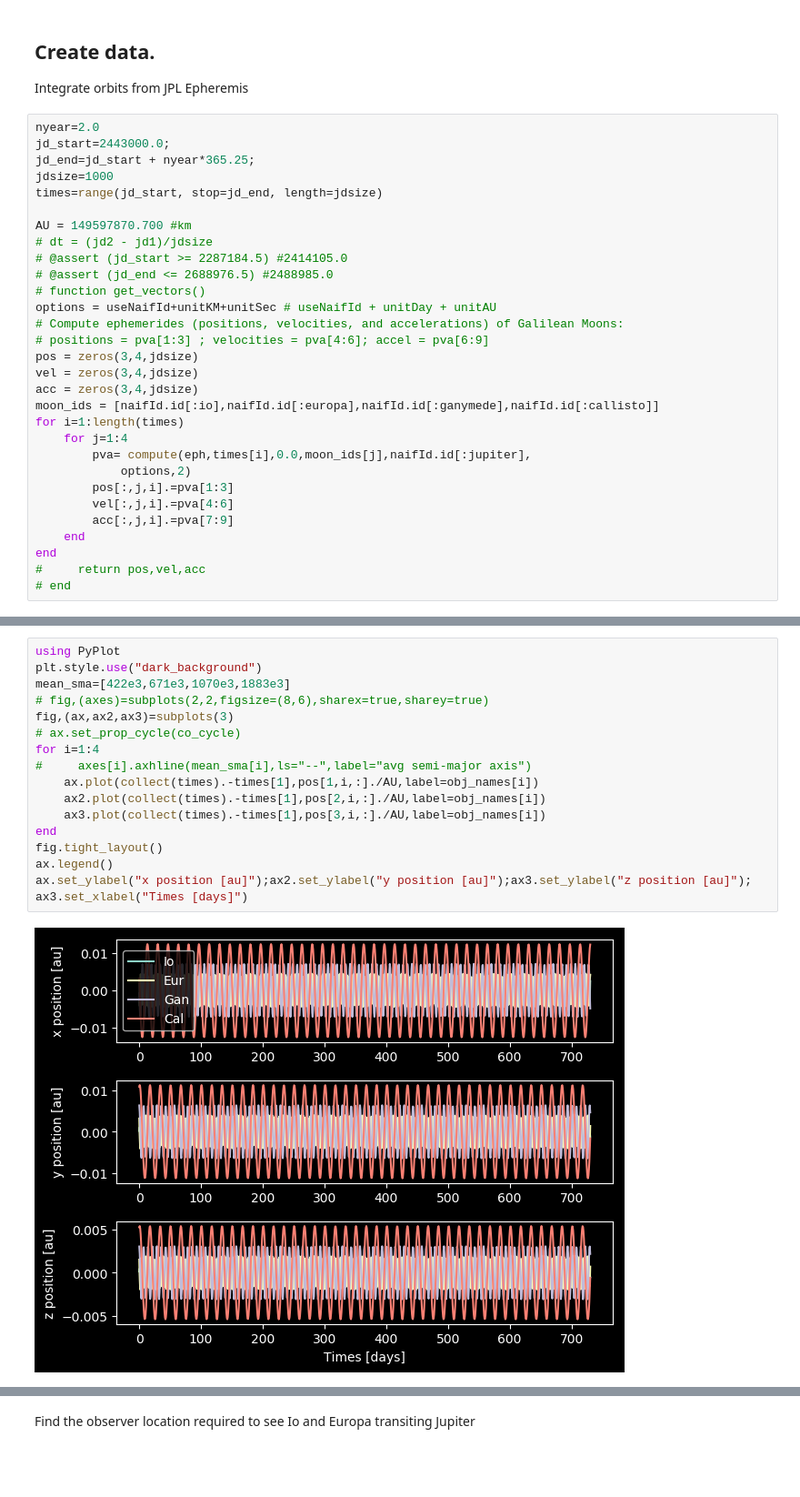
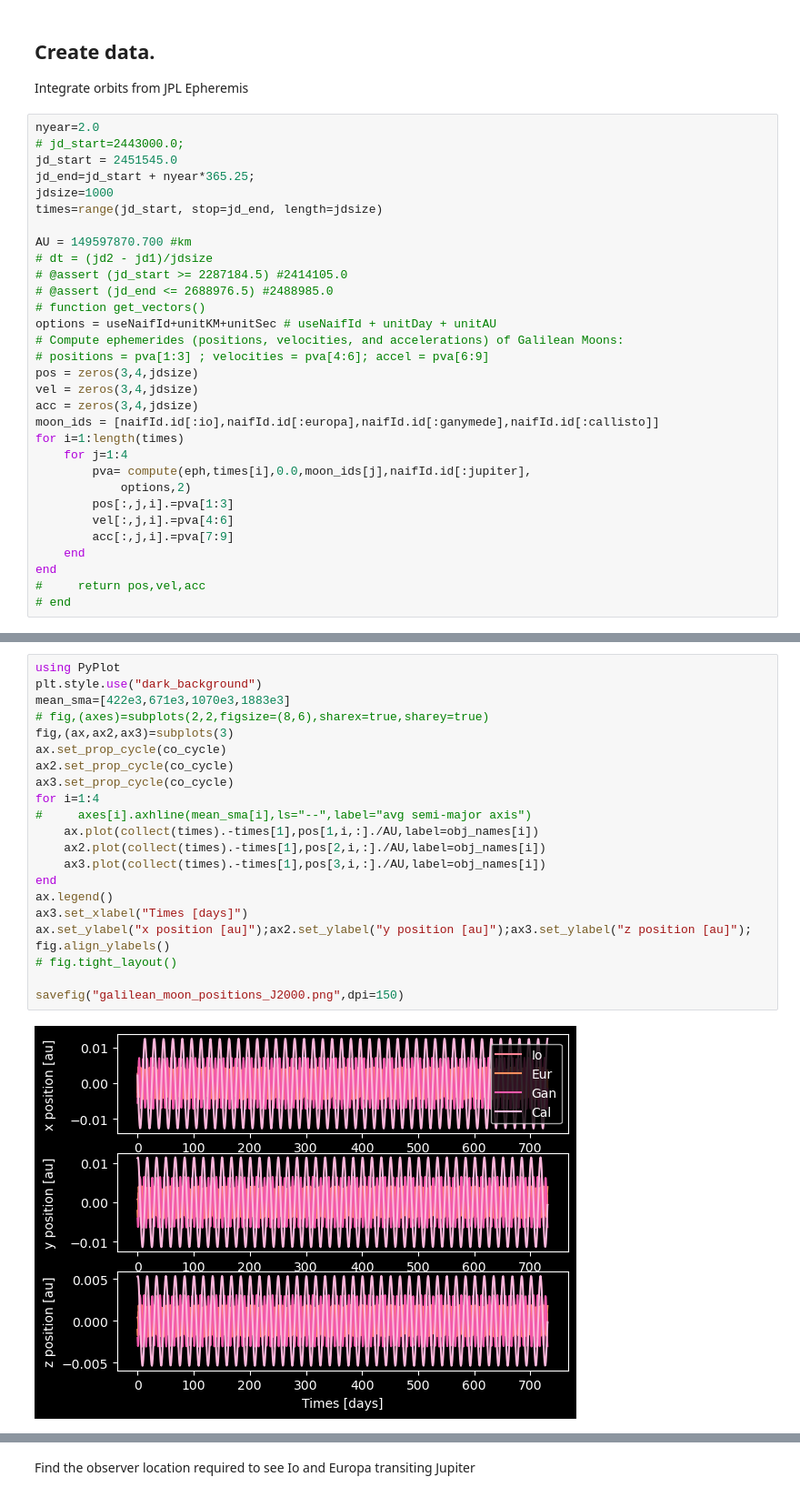
Before and after one commit to bmlindor/galileo, a Jupyter notebook: ProgessfromAugust.ipynb, the cells around one changed output, grey strips where cells are left out. Shown at 91% size. Drawn from its saved outputs; the diff is of its cells as text; blank space fills up the shorter version.

```diff
--- a/ProgessfromAugust.ipynb
+++ b/ProgessfromAugust.ipynb
@@ -26,7 +16,8 @@ calc_obs_loc (generic function with 1 method)
 Integrate orbits from JPL Epheremis
 # %%
 nyear=2.0
-jd_start=2443000.0;
+# jd_start=2443000.0;
+jd_start = 2451545.0
 jd_end=jd_start + nyear*365.25;
 jdsize=1000
 times=range(jd_start, stop=jd_end, length=jdsize)
@@ -68,19 +60,24 @@ co_cycle=plt.cycler("color",["#FD8595","#FF8D5D","#F358AA","#FCB7DB"])
 # %%
 using PyPlot
 plt.style.use("dark_background")
 mean_sma=[422e3,671e3,1070e3,1883e3]
 # fig,(axes)=subplots(2,2,figsize=(8,6),sharex=true,sharey=true)
 fig,(ax,ax2,ax3)=subplots(3)
-# ax.set_prop_cycle(co_cycle)
+ax.set_prop_cycle(co_cycle)
+ax2.set_prop_cycle(co_cycle)
+ax3.set_prop_cycle(co_cycle)
 for i=1:4
 #     axes[i].axhline(mean_sma[i],ls="--",label="avg semi-major axis")
     ax.plot(collect(times).-times[1],pos[1,i,:]./AU,label=obj_names[i])
     ax2.plot(collect(times).-times[1],pos[2,i,:]./AU,label=obj_names[i])
     ax3.plot(collect(times).-times[1],pos[3,i,:]./AU,label=obj_names[i])
 end
-fig.tight_layout()
 ax.legend()
+ax3.set_xlabel("Times [days]")
 ax.set_ylabel("x position [au]");ax2.set_ylabel("y position [au]");ax3.set_ylabel("z position [au]");
-ax3.set_xlabel("Times [days]")
+fig.align_ylabels()
+# fig.tight_layout()
+
+savefig("galilean_moon_positions_J2000.png",dpi=150)
 # %% [output]
-[figure, old version]
+[figure, new version]
```
Also changed, not shown: parts of 92 cells of this notebook, 35 other files.
